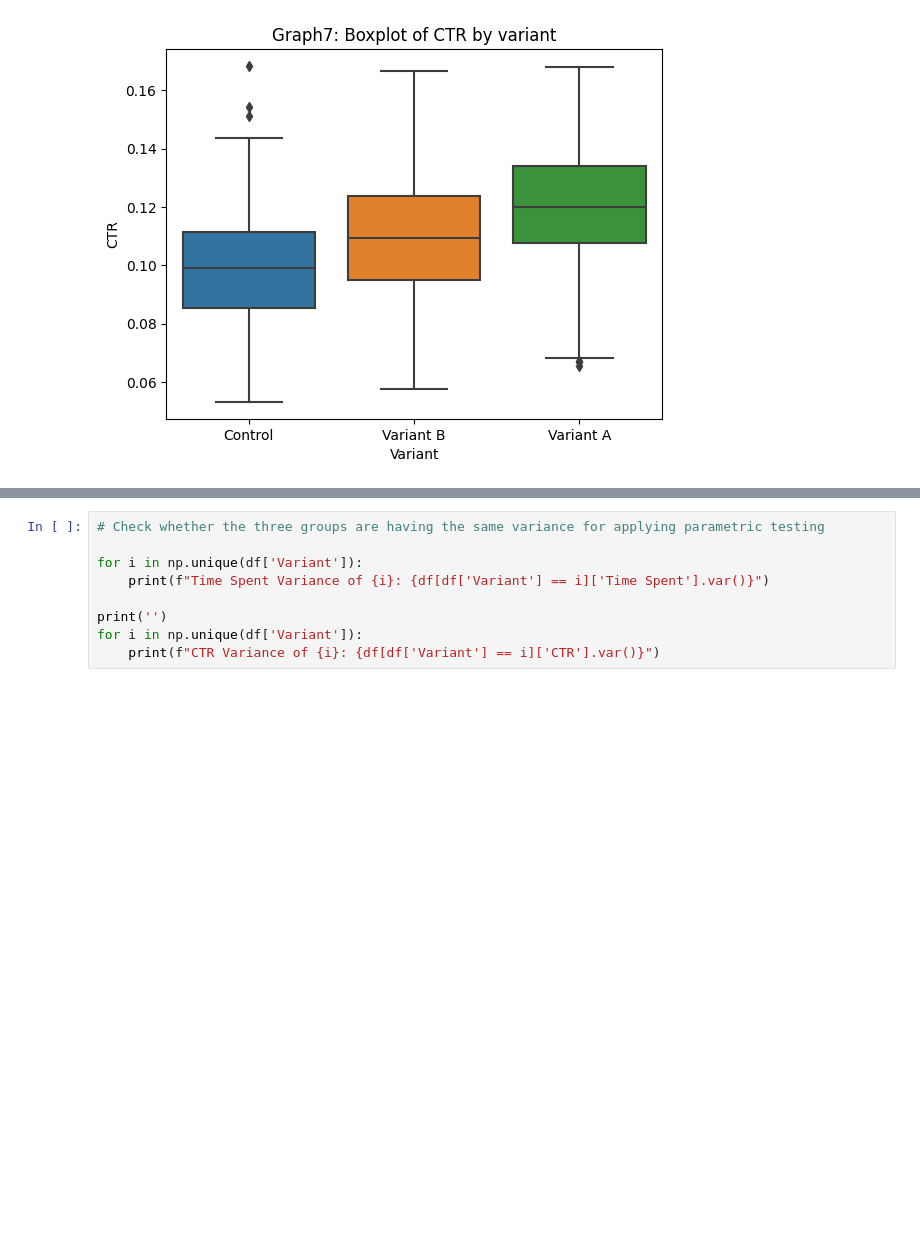
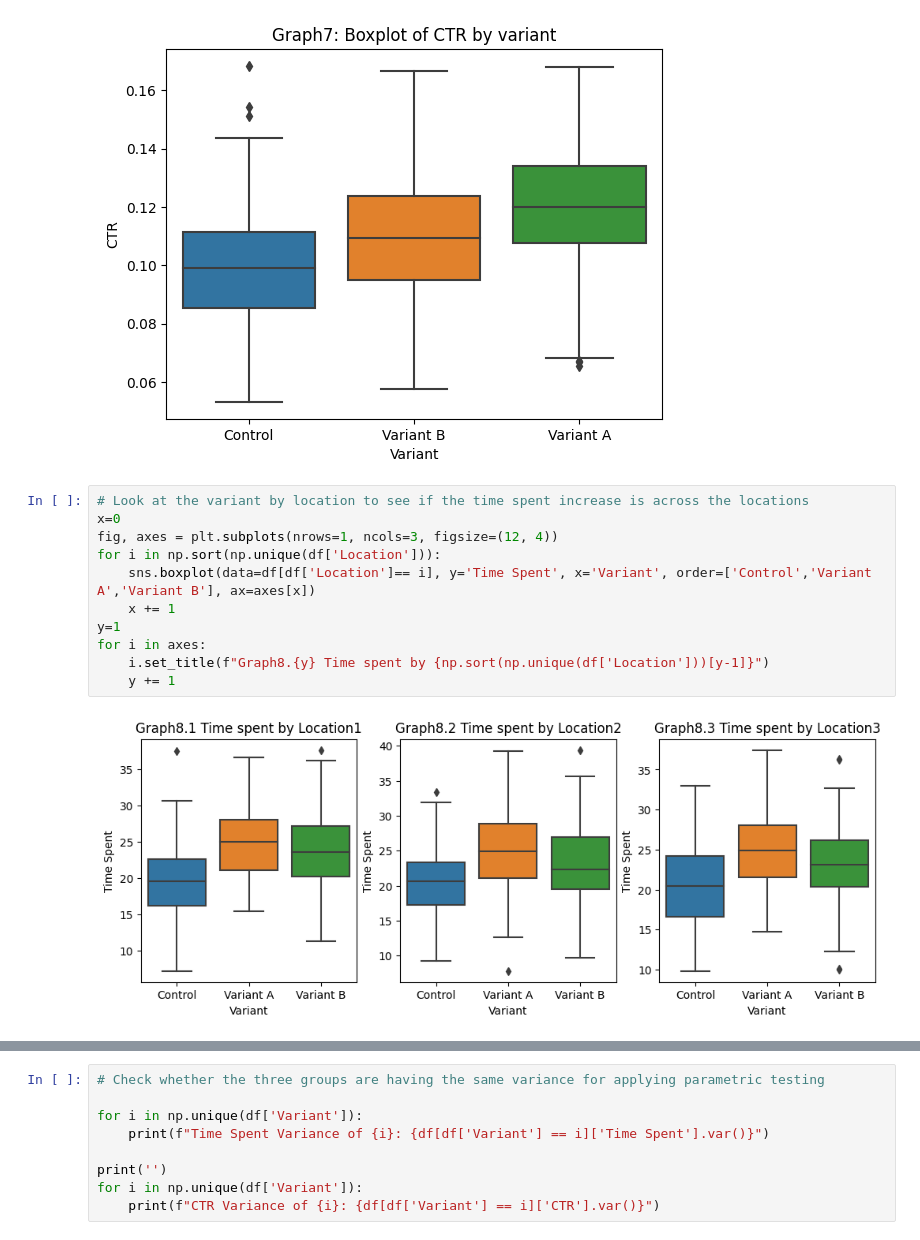
Before and after one commit to chihang1224/schulich_data_science, a Jupyter notebook: Assignment_2.ipynb, the cells around one changed output, grey strips where cells are left out. Cells and saved outputs as stored; diff of their text form; blank space fills up the shorter version.

Commit message:
added by location and device

```diff
--- a/Assignment_2.ipynb
+++ b/Assignment_2.ipynb
@@ -155,3 +157,16 @@ plt.title("Graph7: Boxplot of CTR by variant")
 # %% [output]
 Text(0.5, 1.0, 'Graph7: Boxplot of CTR by variant')
 [figure]
+# %%
+# Look at the variant by location to see if the time spent increase is across the locations
+x=0
+fig, axes = plt.subplots(nrows=1, ncols=3, figsize=(12, 4))
+for i in np.sort(np.unique(df['Location'])):
+    sns.boxplot(data=df[df['Location']== i], y='Time Spent', x='Variant', order=['Control','Variant A','Variant B'], ax=axes[x])
+    x += 1
+y=1
+for i in axes:
+    i.set_title(f"Graph8.{y} Time spent by {np.sort(np.unique(df['Location']))[y-1]}")
+    y += 1
+# %% [output]
+[figure, added]
```
Also changed, not shown: parts of 8 cells of this notebook.
